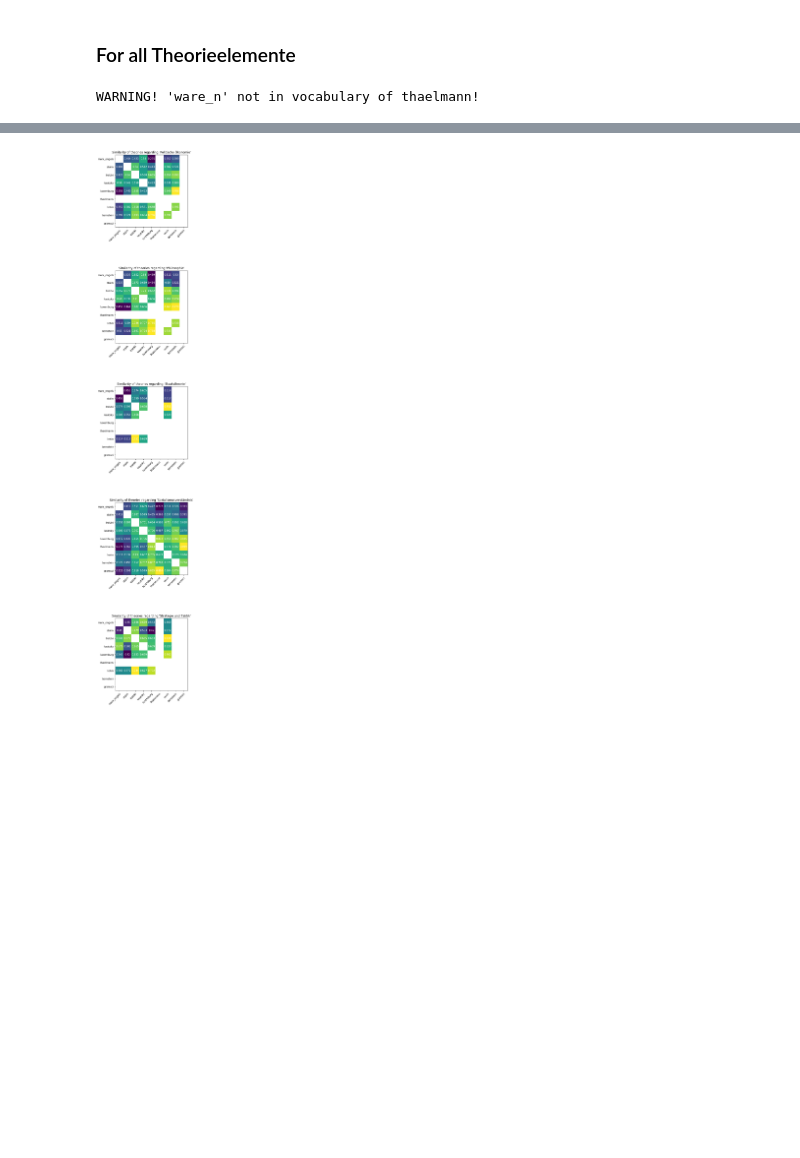
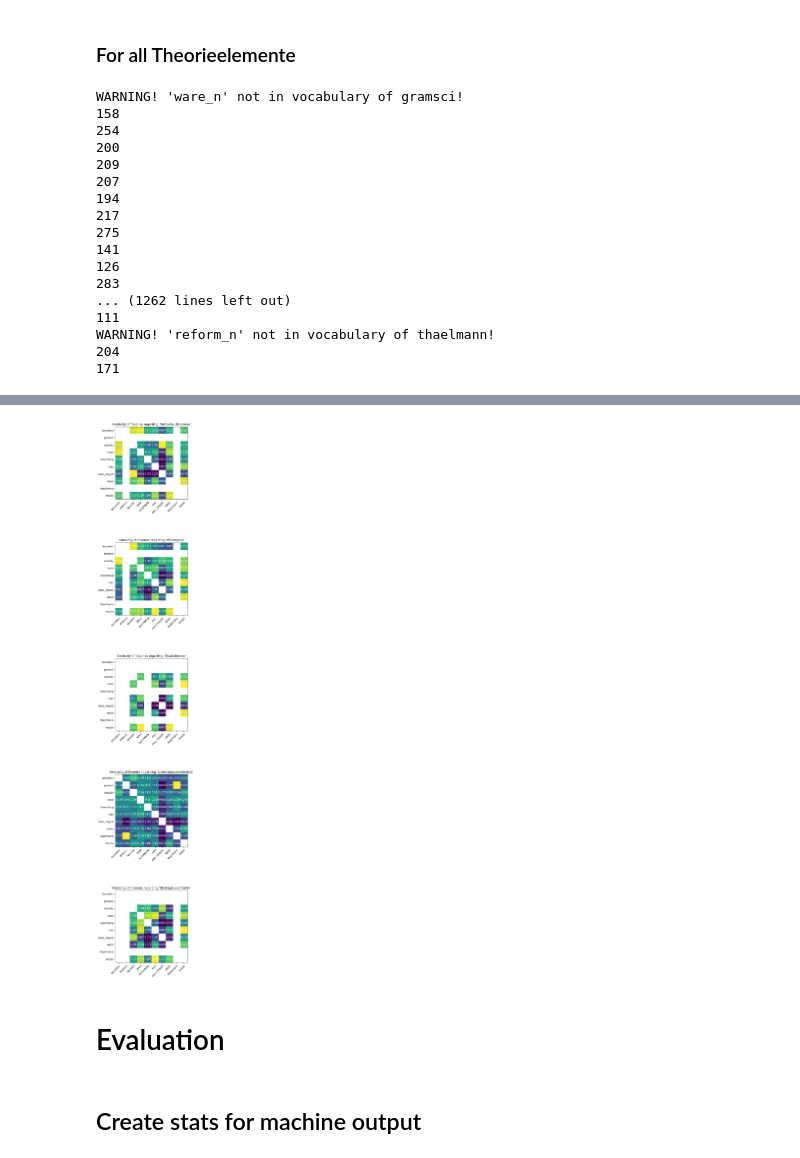
Before and after one commit to heinp/germarxcor, a Jupyter notebook: code/theory_embeddings.ipynb, the cells around one changed output, grey strips where cells are left out. Saved outputs shown, nothing was run; the diff lists cells and outputs as text; code cells hidden in the pictures; blank space fills up the shorter version.

```diff
--- a/code/theory_embeddings.ipynb
+++ b/code/theory_embeddings.ipynb
@@ -71,4 +85,4 @@ for author, model in models.items():
 # %%
 models = {}
 for author in authors:
-    models[author] = KeyedVectors.load(f"../models/{author}.model", mmap="r")
+    models[author] = KeyedVectors.load(f"../models/{author}_iter15.model", mmap="r")
@@ -75,3 +91,5 @@ for author in authors:
+# %%
+model = KeyedVectors.load("../models/all_annotated.model", mmap="r")
 # %% [markdown]
 # Create theory embeddings
 # %%
@@ -84,7 +102,7 @@ all_terms = {cat: [w+"_n" for w in words] for cat, words in all_terms.items()}
 term_cats= sorted(all_terms.keys())
 # %%
 class TheoryEmbeddings:
-    def __init__(self, models, terms, word_number=200, min_similarity=.5, prio="word_number"):
+    def __init__(self, models, terms, word_number=50, min_similarity=.5, prio="word_number"):
         # create posibillity to weigh terms
         if type(terms[0]) == tuple:
             self.terms = [t[0] for t in terms]
@@ -128,0 +138,18 @@ def theory_similarity(a1, a2, element):
+# %%
+def rls(l1, l2):
+    #if len(l1) != len(l2):
+    #    raise ValueError("Both lists must be of same length")
+    if len(l1) * len(l2) == 0:
+        return np.nan
+    val = 0
+    inter = set(l1).intersection(set(l2))
+    print(len(inter))
+    for t in inter:
+        w1 = 1 - l1.index(t)/len(l1)
+        w2 = 1 - l2.index(t)/len(l2)
+        w = w1+w2
+        #print(f"w1:{w1}, w2:{w2}, l1.index(t): {l1.index(t)}, len(l1):{len(l1)}")
+
+        val += ((len(l1) - abs(l1.index(t) - l2.index(t)))*w)/1.2
+    val /= len(l1)**2
+    return val
@@ -169,20 +235,25 @@ plt.show()
 # %% [markdown]
 ### For all Theorieelemente
 # %%
-authors = ["marx_engels", "stalin", "trotzki", "kautsky", "luxemburg", "thaelmann", "lenin", "bernstein", "gramsci"]
-
+method = "rls"
 
 fig, axes = plt.subplots(len(all_terms), figsize=(10, 40))
+
+results = defaultdict(lambda: defaultdict(lambda: defaultdict(float)))  # store data
 
 for ax, elem in zip(axes, all_terms.keys()):
     all_sims = []
     for a1 in authors:
         values = []
         for a2 in authors:
+            s1, s2 = sorted((a1, a2))
             if a1 == a2:
                 values.append(np.nan)
+                results[elem][s1][s2] = np.nan
             else:
-                values.append(theory_similarity(a1, a2, elem))
+                v = theory_similarity(a1, a2, elem, method=method)
+                values.append(v)
+                results[elem][s1][s2] = v
         all_sims.append(values)
 
     ax.imshow(all_sims)
@@ -200,13 +271,33 @@ for ax, elem in zip(axes, all_terms.keys()):
     # Loop over data dimensions and create text annotations.
     for i in range(len(authors)):
         for j in range(len(authors)):
-            ax.text(j, i, round(all_sims[i][j],3),
+            ax.text(j, i, round(all_sims[i][j], 3),
                            ha="center", va="center", color="w")
 
     ax.set_title(f"Similarity of theories regarding '{elem}'")
 
 #fig.tight_layout()
 plt.subplots_adjust(hspace=.6)
-plt.savefig("figures/similarity_heatmap.pdf")
+plt.savefig(f"figures/similarity_heatmap_{method}.pdf")
+
+# store data
+with open(f"similarities_{method}.json", "w") as json_file:
+    json.dump(results, json_file)
 # %% [output]
-WARNING! 'ware_n' not in vocabulary of thaelmann!
+WARNING! 'ware_n' not in vocabulary of gramsci!
+158
+254
+200
+209
+207
+194
+217
+275
+141
+126
+283
+... (1262 lines left out)
+111
+WARNING! 'reform_n' not in vocabulary of thaelmann!
+204
+171
@@ -248 +304,5 @@ WARNING! 'bündnis_n' not in vocabulary of bernstein!
-[figure, old version]
+[figure, new version]
+# %% [markdown]
+# Evaluation
+# %% [markdown]
+## Create stats for machine output
```
Also changed, not shown: parts of 37 cells of this notebook.
